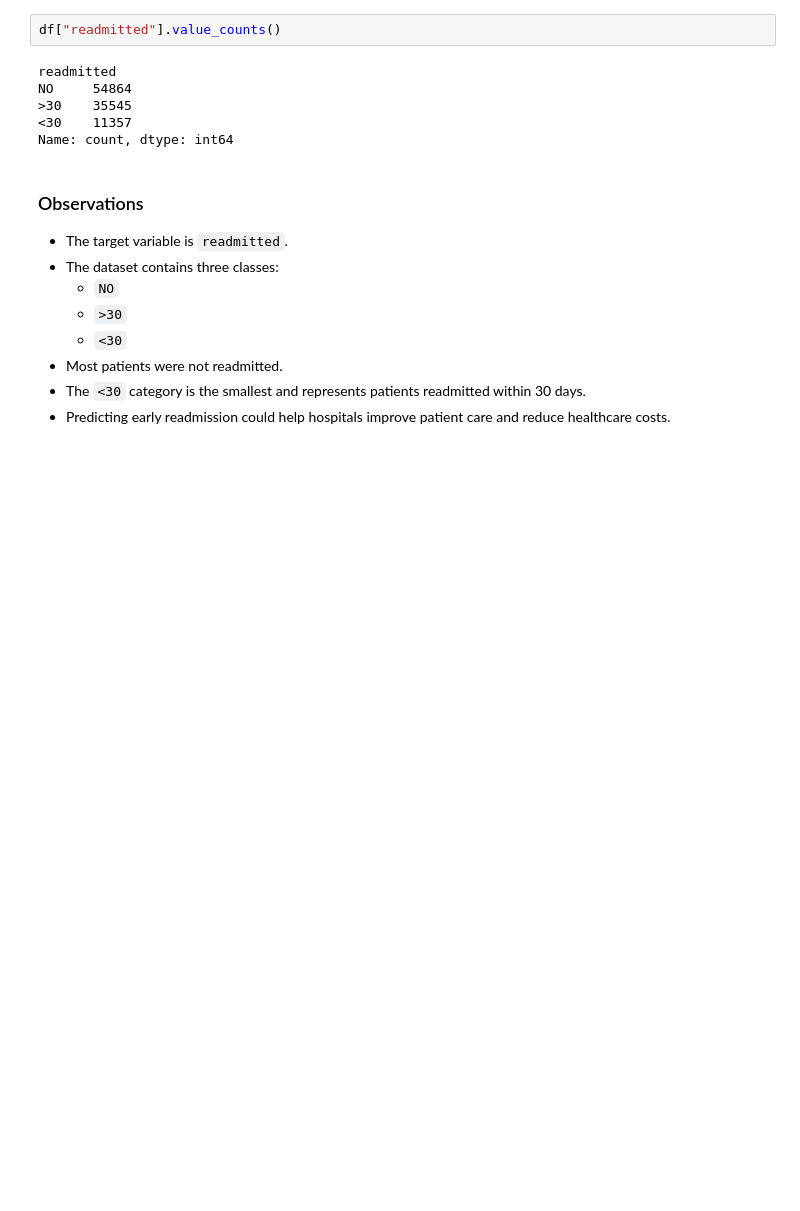
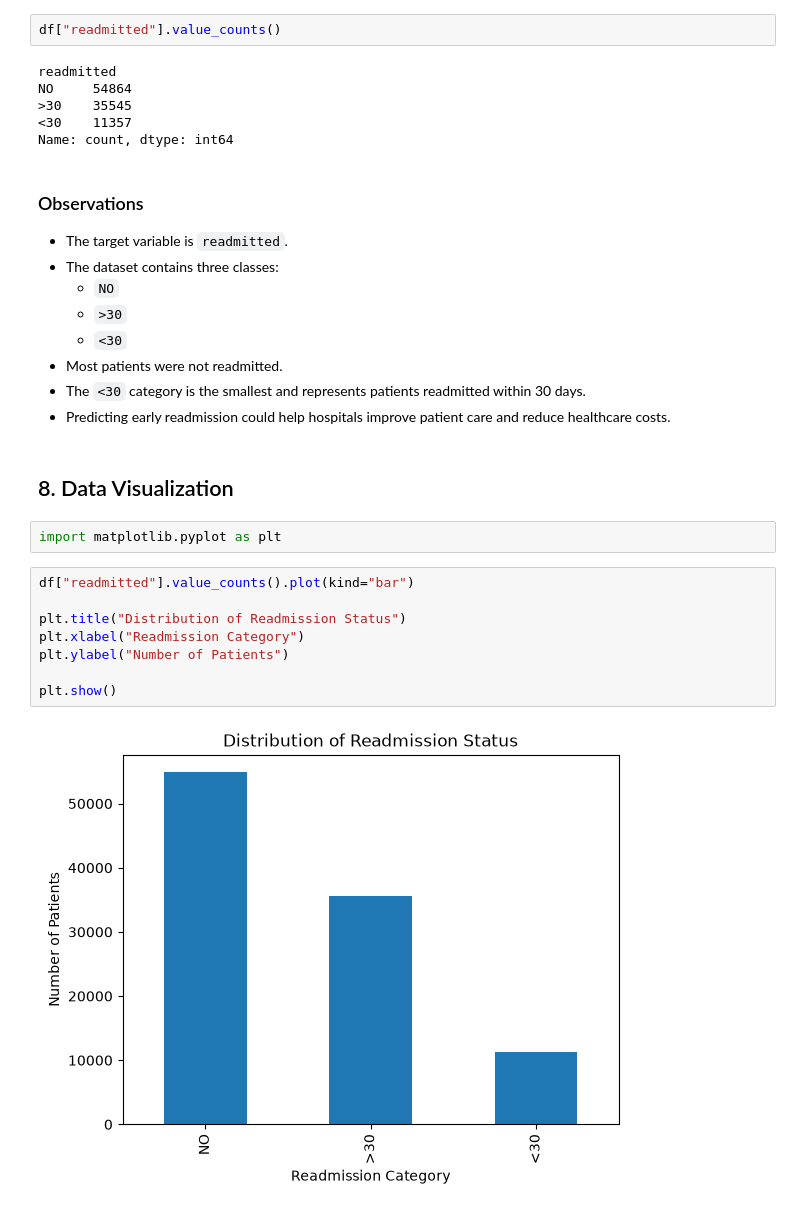
Before and after one commit to artinopoulosd/hospital-readmission-risk-analysis, a Jupyter notebook: notebooks/exploratory_analysis.ipynb, the cells around one changed output. Saved outputs shown, nothing was run; the diff lists cells and outputs as text; blank space fills up the shorter version.

Commit message:
Complete exploratory data analysis

```diff
--- a/notebooks/exploratory_analysis.ipynb
+++ b/notebooks/exploratory_analysis.ipynb
@@ -135,3 +135,17 @@ Name: count, dtype: int64
 - Most patients were not readmitted.
 - The `<30` category is the smallest and represents patients readmitted within 30 days.
 - Predicting early readmission could help hospitals improve patient care and reduce healthcare costs.
+# %% [markdown]
+## 8. Data Visualization
+# %%
+import matplotlib.pyplot as plt
+# %%
+df["readmitted"].value_counts().plot(kind="bar")
+
+plt.title("Distribution of Readmission Status")
+plt.xlabel("Readmission Category")
+plt.ylabel("Number of Patients")
+
+plt.show()
+# %% [output]
+[figure, added]
```
Also changed, not shown: parts of 11 cells of this notebook.
